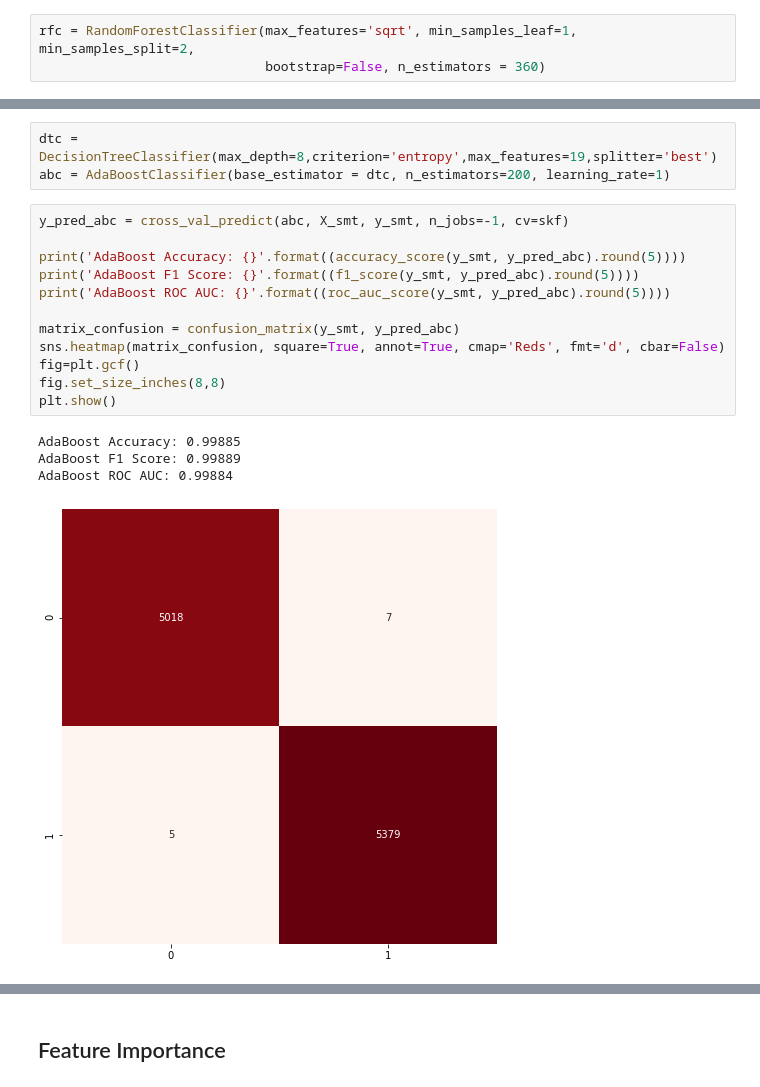
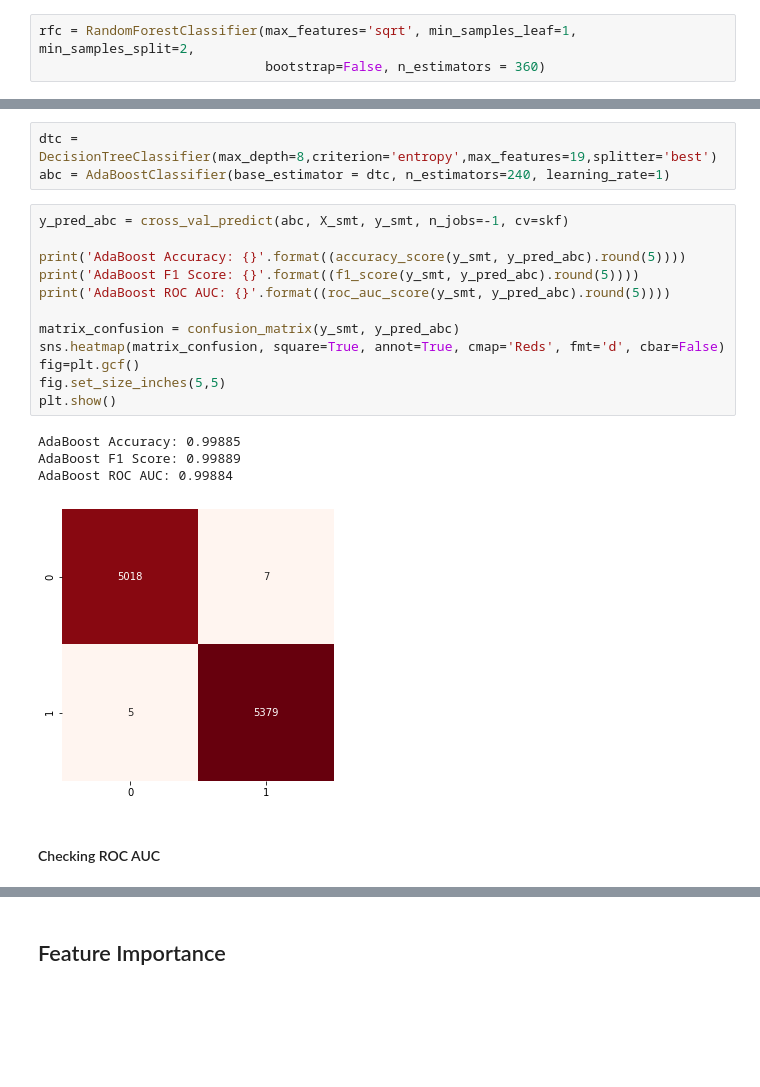
Before and after one commit to kai1130/Projects, a Jupyter notebook: Ethereum Fraud Detection/Ethereum Fraud Detection.ipynb, the cells around one changed output, grey strips where cells are left out. Cells and saved outputs as stored; diff of their text form; blank space fills up the shorter version.

```diff
--- a/Ethereum Fraud Detection/Ethereum Fraud Detection.ipynb
+++ b/Ethereum Fraud Detection/Ethereum Fraud Detection.ipynb
@@ -399,20 +414,22 @@ XGBoost ROC AUC: 0.99759
 # %%
 dtc = DecisionTreeClassifier(max_depth=8,criterion='entropy',max_features=19,splitter='best')
-abc = AdaBoostClassifier(base_estimator = dtc, n_estimators=200, learning_rate=1)
+abc = AdaBoostClassifier(base_estimator = dtc, n_estimators=240, learning_rate=1)
 # %%
 y_pred_abc = cross_val_predict(abc, X_smt, y_smt, n_jobs=-1, cv=skf)
 
 print('AdaBoost Accuracy: {}'.format((accuracy_score(y_smt, y_pred_abc).round(5))))
 print('AdaBoost F1 Score: {}'.format((f1_score(y_smt, y_pred_abc).round(5))))
 print('AdaBoost ROC AUC: {}'.format((roc_auc_score(y_smt, y_pred_abc).round(5))))
 
 matrix_confusion = confusion_matrix(y_smt, y_pred_abc)
 sns.heatmap(matrix_confusion, square=True, annot=True, cmap='Reds', fmt='d', cbar=False)
 fig=plt.gcf()
-fig.set_size_inches(8,8)
+fig.set_size_inches(5,5)
 plt.show()
 # %% [output]
 AdaBoost Accuracy: 0.99885
 AdaBoost F1 Score: 0.99889
 AdaBoost ROC AUC: 0.99884
-[figure, old version]
+[figure, new version]
+# %% [markdown]
+#### Checking ROC AUC
```
Also changed, not shown: parts of 27 cells of this notebook.
